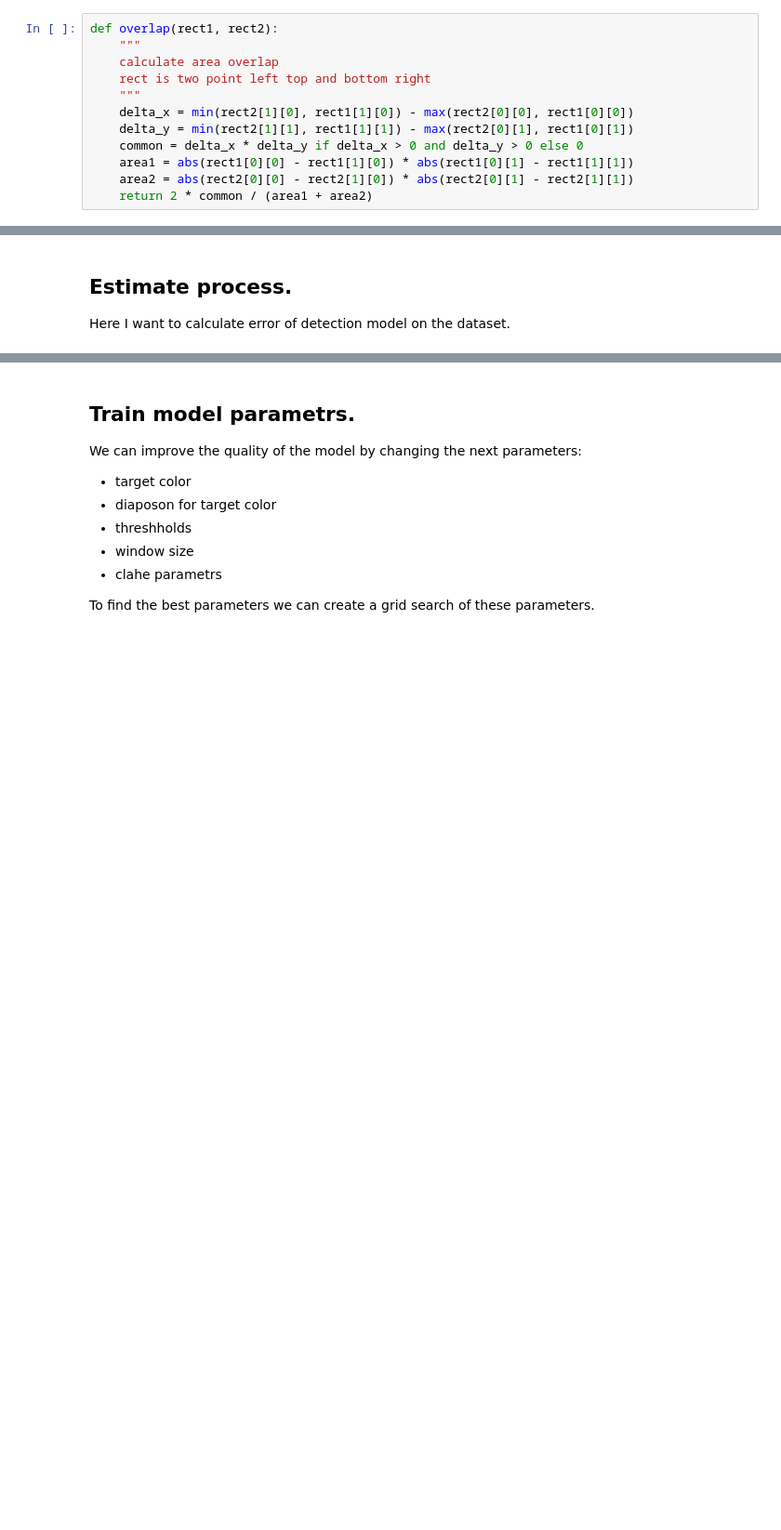
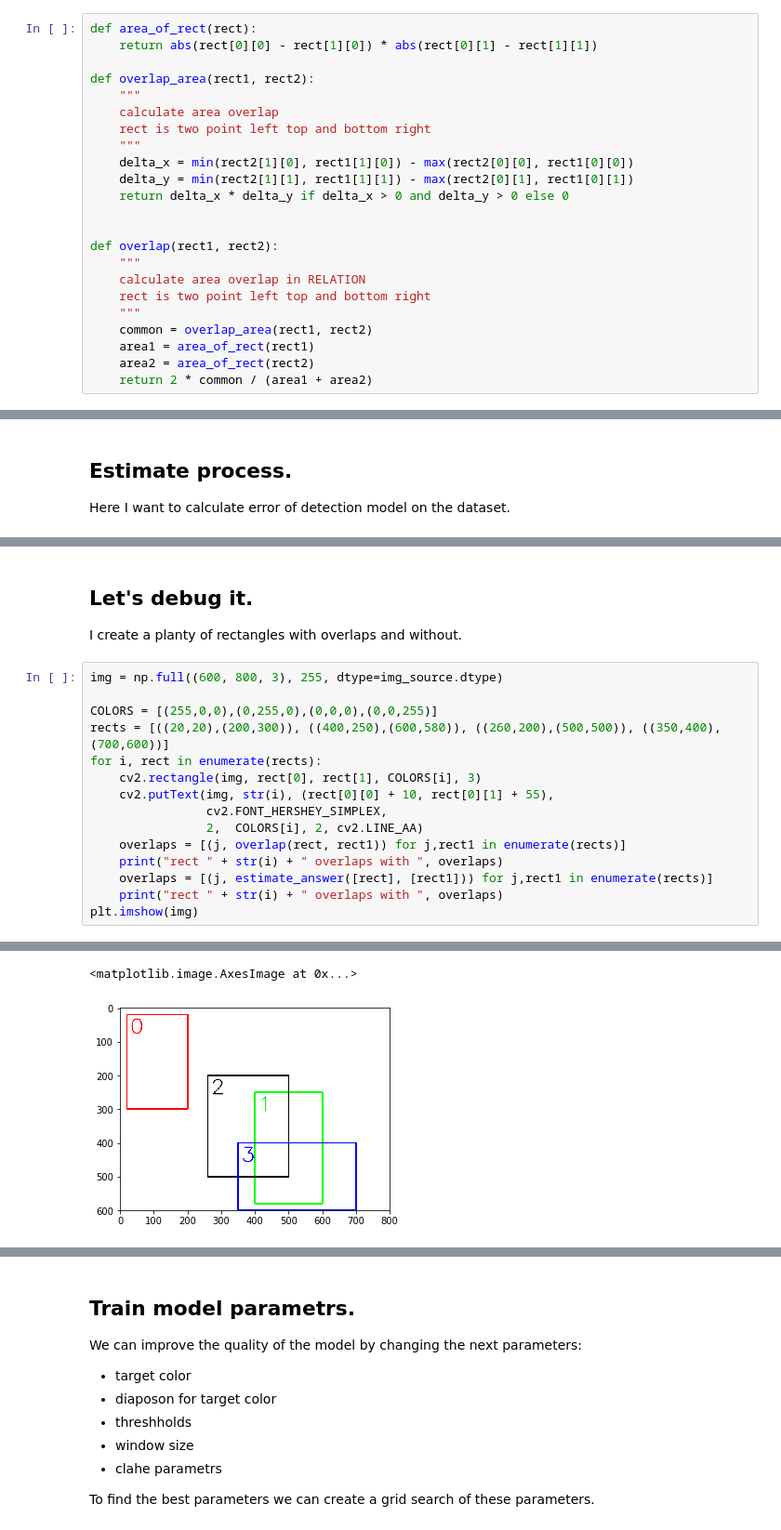
Before and after one commit to ShvedAction/CupDetecion, a Jupyter notebook: ocv_threshhold.ipynb, the cells around one changed output, grey strips where cells are left out. Shown at 93% size. Saved outputs shown, nothing was run; the diff lists cells and outputs as text; blank space fills up the shorter version.

Commit message:
error estimate function

```diff
--- a/ocv_threshhold.ipynb
+++ b/ocv_threshhold.ipynb
@@ -127,16 +128,27 @@ plt.imshow(img, cmap="gray")
 
 To avoid the same bounding boxes I have to estimate the area overlap of this boxes.
 # %%
-def overlap(rect1, rect2):
+def area_of_rect(rect):
+    return abs(rect[0][0] - rect[1][0]) * abs(rect[0][1] - rect[1][1])
+
+def overlap_area(rect1, rect2):
     """
     calculate area overlap
     rect is two point left top and bottom right
     """
     delta_x = min(rect2[1][0], rect1[1][0]) - max(rect2[0][0], rect1[0][0])
     delta_y = min(rect2[1][1], rect1[1][1]) - max(rect2[0][1], rect1[0][1])
-    common = delta_x * delta_y if delta_x > 0 and delta_y > 0 else 0
-    area1 = abs(rect1[0][0] - rect1[1][0]) * abs(rect1[0][1] - rect1[1][1])
-    area2 = abs(rect2[0][0] - rect2[1][0]) * abs(rect2[0][1] - rect2[1][1])
+    return delta_x * delta_y if delta_x > 0 and delta_y > 0 else 0
+
+
+def overlap(rect1, rect2):
+    """
+    calculate area overlap in RELATION
+    rect is two point left top and bottom right
+    """
+    common = overlap_area(rect1, rect2)
+    area1 = area_of_rect(rect1)
+    area2 = area_of_rect(rect2)
     return 2 * common / (area1 + area2)
 # %% [markdown]
 ### Detection function
@@ -241,0 +286,20 @@ Here I want to calculate error of detection model on the dataset.
+# %% [markdown]
+## Let's debug it.
+
+I create a planty of rectangles with overlaps and without.
+# %%
+img = np.full((600, 800, 3), 255, dtype=img_source.dtype)
+
+COLORS = [(255,0,0),(0,255,0),(0,0,0),(0,0,255)]
+rects = [((20,20),(200,300)), ((400,250),(600,580)), ((260,200),(500,500)), ((350,400),(700,600))]
+for i, rect in enumerate(rects):
+    cv2.rectangle(img, rect[0], rect[1], COLORS[i], 3)
+    cv2.putText(img, str(i), (rect[0][0] + 10, rect[0][1] + 55),
+                cv2.FONT_HERSHEY_SIMPLEX,
+                2,  COLORS[i], 2, cv2.LINE_AA)
+    overlaps = [(j, overlap(rect, rect1)) for j,rect1 in enumerate(rects)]
+    print("rect " + str(i) + " overlaps with ", overlaps)
+    overlaps = [(j, estimate_answer([rect], [rect1])) for j,rect1 in enumerate(rects)]
+    print("rect " + str(i) + " overlaps with ", overlaps)
+plt.imshow(img)
+# %% [output]
@@ -241,0 +314,2 @@ Here I want to calculate error of detection model on the dataset.
+<matplotlib.image.AxesImage at 0x...>
+[figure, added]
```
Also changed, not shown: parts of 6 cells of this notebook.
